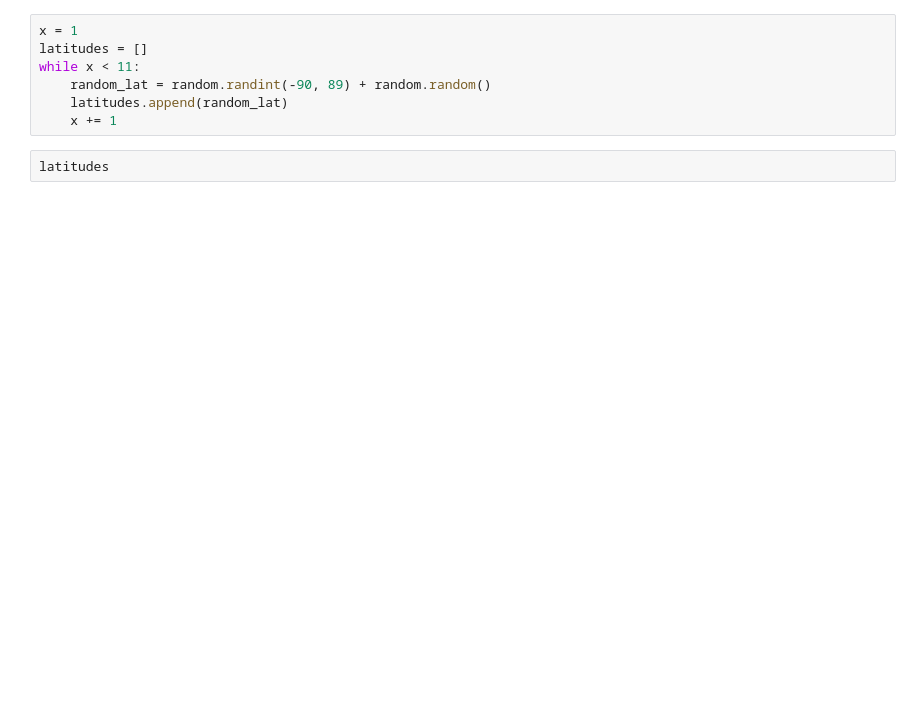
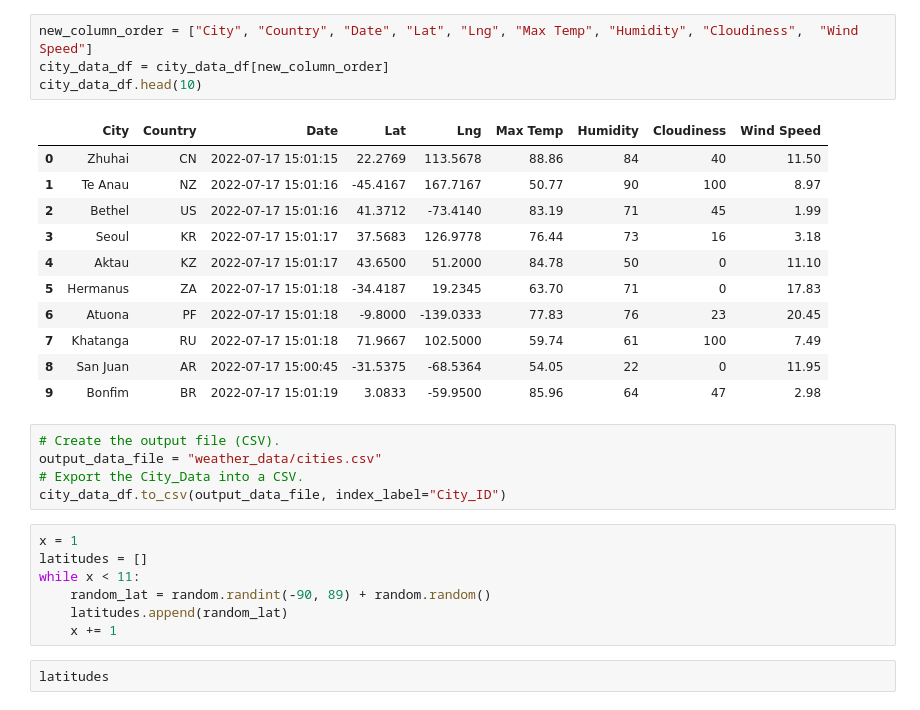
Before and after one commit to thegreatkeej/World_Weather_Analysis, a Jupyter notebook: WeatherPy.ipynb, the cells around one changed output. Drawn from its saved outputs; the diff is of its cells as text; blank space fills up the shorter version.

```diff
--- a/WeatherPy.ipynb
+++ b/WeatherPy.ipynb
@@ -31,3 +165,24 @@ random.uniform(-10,10)
+# %%
+new_column_order = ["City", "Country", "Date", "Lat", "Lng", "Max Temp", "Humidity", "Cloudiness",  "Wind Speed"]
+city_data_df = city_data_df[new_column_order]
+city_data_df.head(10)
+# %% [output]
+|  | City | Country | Date | Lat | Lng | Max Temp | Humidity | Cloudiness | Wind Speed |
+| 0 | Zhuhai | CN | 2022-07-17 15:01:15 | 22.2769 | 113.5678 | 88.86 | 84 | 40 | 11.50 |
+| 1 | Te Anau | NZ | 2022-07-17 15:01:16 | -45.4167 | 167.7167 | 50.77 | 90 | 100 | 8.97 |
+| 2 | Bethel | US | 2022-07-17 15:01:16 | 41.3712 | -73.4140 | 83.19 | 71 | 45 | 1.99 |
+| 3 | Seoul | KR | 2022-07-17 15:01:17 | 37.5683 | 126.9778 | 76.44 | 73 | 16 | 3.18 |
+| 4 | Aktau | KZ | 2022-07-17 15:01:17 | 43.6500 | 51.2000 | 84.78 | 50 | 0 | 11.10 |
+| 5 | Hermanus | ZA | 2022-07-17 15:01:18 | -34.4187 | 19.2345 | 63.70 | 71 | 0 | 17.83 |
+| 6 | Atuona | PF | 2022-07-17 15:01:18 | -9.8000 | -139.0333 | 77.83 | 76 | 23 | 20.45 |
+| 7 | Khatanga | RU | 2022-07-17 15:01:18 | 71.9667 | 102.5000 | 59.74 | 61 | 100 | 7.49 |
+| 8 | San Juan | AR | 2022-07-17 15:00:45 | -31.5375 | -68.5364 | 54.05 | 22 | 0 | 11.95 |
+| 9 | Bonfim | BR | 2022-07-17 15:01:19 | 3.0833 | -59.9500 | 85.96 | 64 | 47 | 2.98 |
+# %%
+# Create the output file (CSV).
+output_data_file = "weather_data/cities.csv"
+# Export the City_Data into a CSV.
+city_data_df.to_csv(output_data_file, index_label="City_ID")
 # %%
 x = 1
 latitudes = []
```
Also changed, not shown: parts of 21 cells of this notebook, 4 other files.
